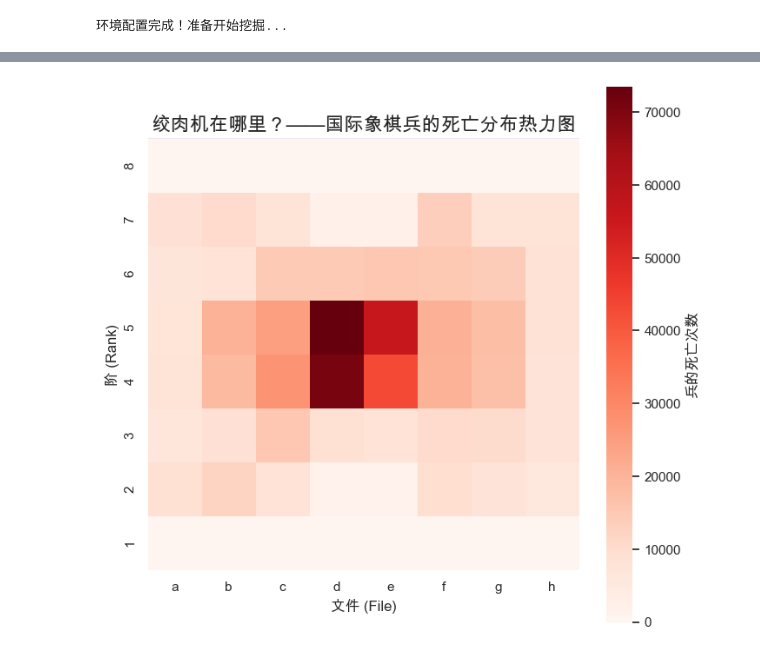
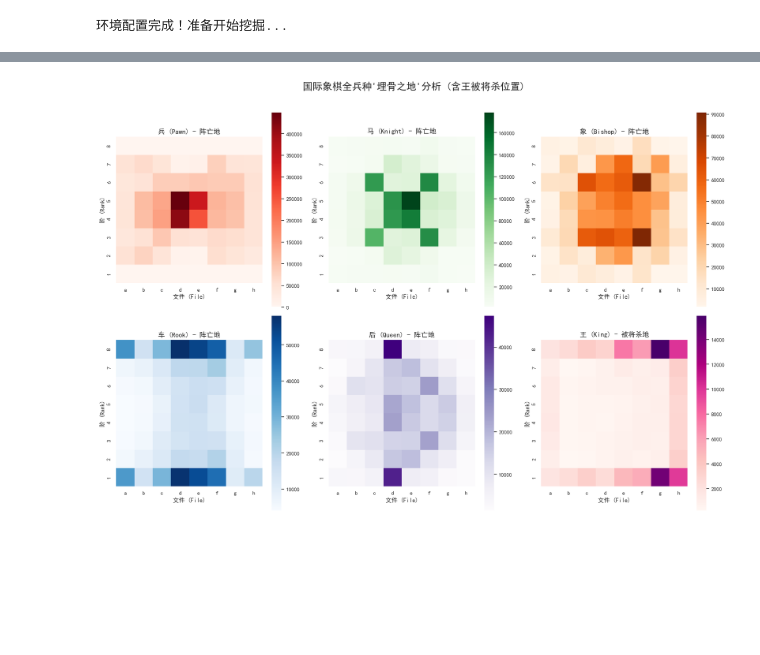
Before and after one commit to syqwq-OMG/IDS, a Jupyter notebook: chess-proj/chess.ipynb, the cells around one changed output, grey strips where cells are left out. Cells and saved outputs as stored; diff of their text form; code cells hidden in the pictures; blank space fills up the shorter version.

```diff
--- a/chess-proj/chess.ipynb
+++ b/chess-proj/chess.ipynb
@@ -27,15 +27,15 @@ from sklearn.decomposition import PCA
 
 # 设置绘图风格
 sns.set(style="darkgrid")
-# plt.rcParams['font.sans-serif'] = ['SimHei'] # 解决中文显示
-plt.rcParams['font.sans-serif'] = ['Arial Unicode MS'] # 用于显示中文，Mac用户可用 'Arial Unicode MS'
+plt.rcParams['font.sans-serif'] = ['SimHei'] # 解决中文显示
+# plt.rcParams['font.sans-serif'] = ['Arial Unicode MS'] # 用于显示中文，Mac用户可用 'Arial Unicode MS'
 plt.rcParams['axes.unicode_minus'] = False
 import warnings
 warnings.filterwarnings('ignore')
 
 # 配置
-pgn_filename = "lichess_db_standard_rated_2017-02.pgn" # 确保文件名正确
-GAMES_TO_PROCESS = 100000 # 建议跑 10000 局以上以获得清晰的热力图
+pgn_filename = "lichess_db_standard_rated_2025-11.pgn" # 确保文件名正确
+GAMES_TO_PROCESS = 2000 # 建议跑 10000 局以上以获得清晰的热力图
 
 print("环境配置完成！准备开始挖掘...")
 # %% [output]
@@ -384,60 +386,46 @@ Cluster
 # %%
 # 检查数据是否存在
 if 'piece_death_heatmaps' not in globals():
     print("【错误】数据未生成，请先运行 Cell 2")
 else:
     # 设置画布：2行3列
     fig, axes = plt.subplots(2, 3, figsize=(18, 12))
     axes = axes.flatten() # 展平以便遍历
 
-    # 棋盘标签
     x_labels = ['a', 'b', 'c', 'd', 'e', 'f', 'g', 'h']
     y_labels = ['8', '7', '6', '5', '4', '3', '2', '1']
 
-    # 定义要画的棋子和对应的中文名
+    # 定义要画的6种棋子
     pieces_to_plot = [
-        (chess.PAWN, "兵 (Pawn)"),
-        (chess.KNIGHT, "马 (Knight)"),
-        (chess.BISHOP, "象 (Bishop)"),
-        (chess.ROOK, "车 (Rook)"),
-        (chess.QUEEN, "后 (Queen)")
+        (chess.PAWN, "兵 (Pawn) - 阵亡地", "Reds"),
+        (chess.KNIGHT, "马 (Knight) - 阵亡地", "Greens"),
+        (chess.BISHOP, "象 (Bishop) - 阵亡地", "Oranges"),
+        (chess.ROOK, "车 (Rook) - 阵亡地", "Blues"),
+        (chess.QUEEN, "后 (Queen) - 阵亡地", "Purples"),
+        (chess.KING, "王 (King) - 被将杀地", "RdPu") # 专用的红紫色，代表致命
     ]
 
-    # 遍历绘制前5个图
-    for i, (ptype, name) in enumerate(pieces_to_plot):
+    for i, (ptype, name, cmap) in enumerate(pieces_to_plot):
         heatmap_data = piece_death_heatmaps[ptype]
 
-        # 使用不同的颜色映射，区分兵种 (Reds, Greens, Blues...)
-        # 这样视觉上更丰富
-        cmap_list = ["Reds", "Greens", "Oranges", "Blues", "Purples"]
+        # 只有当有数据时才画热力图，避免全0报错或全白
+        if heatmap_data.sum() > 0:
+            sns.heatmap(heatmap_data, ax=axes[i], cmap=cmap,
+                        xticklabels=x_labels, yticklabels=y_labels,
+                        annot=False, square=True, cbar=True)
+        else:
+            axes[i].text(0.5, 0.5, "暂无数据\n(未检测到该类型事件)",
+                         ha='center', va='center', fontsize=12)
 
-        sns.heatmap(heatmap_data, ax=axes[i], cmap=cmap_list[i],
-                    xticklabels=x_labels, yticklabels=y_labels,
-                    annot=False, square=True, cbar=True)
-
-        axes[i].set_title(f"{name} 阵亡热力图", fontsize=14)
+        axes[i].set_title(name, fontsize=14, fontweight='bold')
         axes[i].set_xlabel("文件 (File)")
         axes[i].set_ylabel("阶 (Rank)")
 
-    # 第6个子图：我们可以做一个汇总，或者留白
-    # 这里我们做一个“所有非兵棋子”的汇总，看看高价值棋子死在哪
-    combined_heatmap = piece_death_heatmaps[chess.KNIGHT] + \
-                       piece_death_heatmaps[chess.BISHOP] + \
-                       piece_death_heatmaps[chess.ROOK] + \
-                       piece_death_heatmaps[chess.QUEEN]
-
-    sns.heatmap(combined_heatmap, ax=axes[5], cmap="Greys",
-                xticklabels=x_labels, yticklabels=y_labels,
-                annot=False, square=True, cbar=True)
-    axes[5].set_title("所有军官 (马/象/车/后) 阵亡汇总", fontsize=14)
-    axes[5].set_xlabel("文件 (File)")
-    axes[5].set_ylabel("阶 (Rank)")
-
-    plt.suptitle(f"国际象棋全兵种'埋骨之地'分析 (N={GAMES_TO_PROCESS})", fontsize=20, y=1.02)
+    plt.suptitle(f"国际象棋全兵种'埋骨之地'分析 (含王被将杀位置)", fontsize=20, y=1.02)
     plt.tight_layout()
     plt.show()
 # %% [output]
-[figure, old version]
+[figure, new version]
 # %%
 fig, axes = plt.subplots(1, 2, figsize=(14, 6))
 order = ["Beginner", "Intermediate", "Expert"]
```
Also changed, not shown: parts of 6 cells of this notebook, 1 other file.
